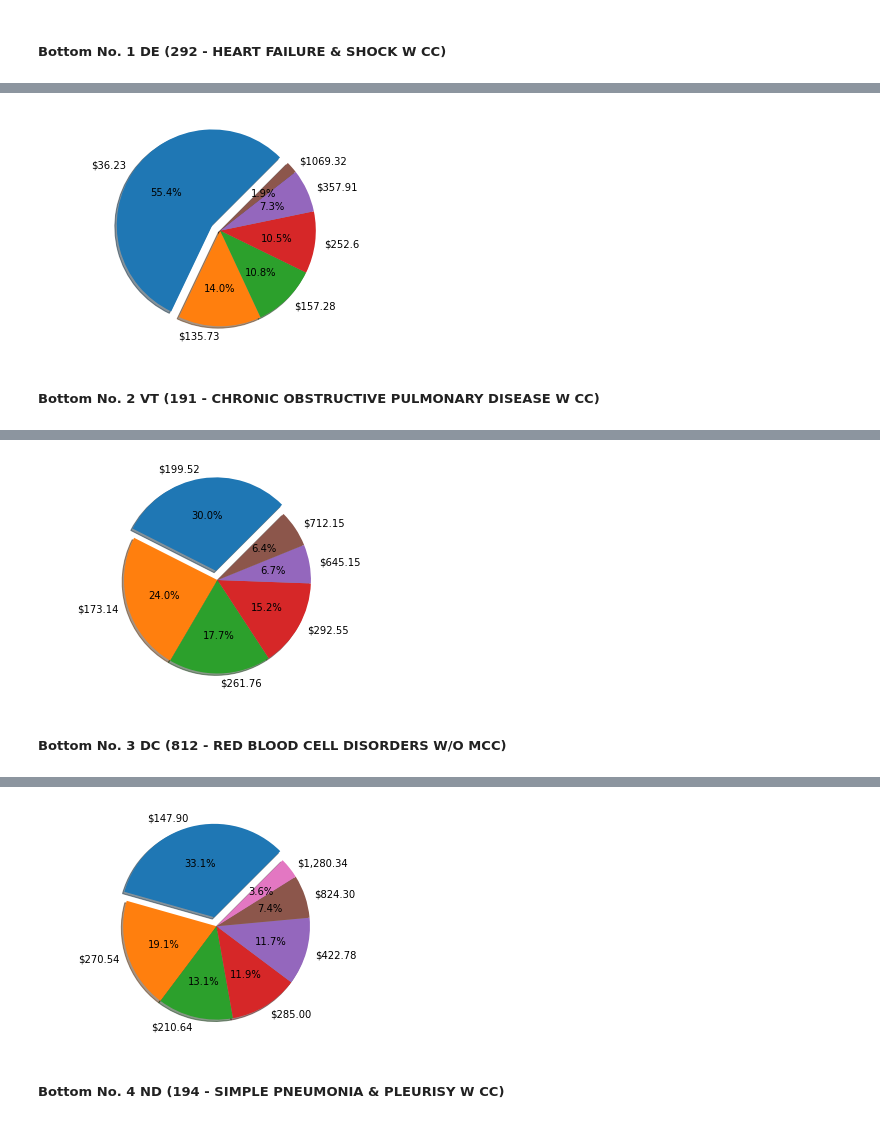
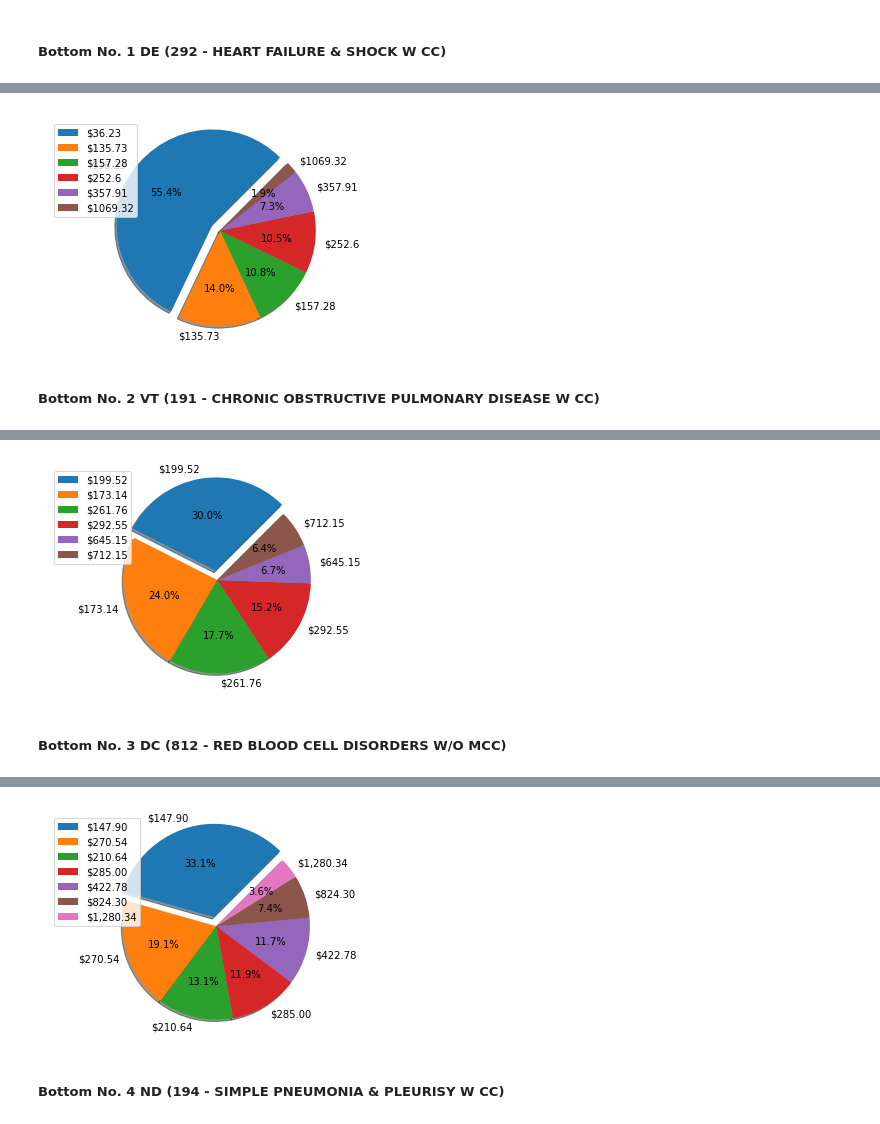
Before and after one commit to hasanregius/inpatient_prospective_payment_system_equitability, a Jupyter notebook: Q2_Procedure_volume_relationship_to_Cost_Xing-v2.ipynb, the cells around one changed output, grey strips where cells are left out. Drawn from its saved outputs; the diff is of its cells as text; code cells hidden in the pictures.

```diff
--- a/Q2_Procedure_volume_relationship_to_Cost_Xing-v2.ipynb
+++ b/Q2_Procedure_volume_relationship_to_Cost_Xing-v2.ipynb
@@ -245,16 +285,19 @@ DE_state_292_desc.head()
 | 3 | DE | 292 - HEART FAILURE & SHOCK W CC | $21,723.54 | 86 | $252.60 |
 | 4 | DE | 292 - HEART FAILURE & SHOCK W CC | $21,474.80 | 60 | $357.91 |
 # %%
+# Setting up variable values for pie plot
 sizes = DE_state_292_desc["Total Discharges"]
 explode = (0.1,0,0,0,0,0)
 labels=["$36.23", "$135.73", "$157.28", "$252.6", "$357.91", "$1069.32"]
 
+# Pie plot where % represents the precentage of Total Discharges for each provider
 fig1, ax1 = plt.subplots()
 ax1.pie(sizes, explode=explode, labels=labels, autopct='%1.1f%%',shadow=True, startangle=45)
 ax1.axis('equal')
+plt.legend(loc="upper left")
 plt.show()
 # %% [output]
-[figure, old version]
+[figure, new version]
 # %% [markdown]
 ##### Bottom No. 2 VT (191 - CHRONIC OBSTRUCTIVE PULMONARY DISEASE W CC)
 # %%
@@ -271,16 +316,19 @@ VT_state_191_desc.head()
 | 3 | VT | 191 - CHRONIC OBSTRUCTIVE PULMONA... | $12,579.81 | 43 | $292.55 |
 | 4 | VT | 191 - CHRONIC OBSTRUCTIVE PULMONA... | $12,257.89 | 19 | $645.15 |
 # %%
+# Setting up variable values for pie plot
 sizes = VT_state_191_desc["Total Discharges"]
 explode = (0.1,0,0,0,0,0)
 labels=["$199.52","$173.14","$261.76","$292.55","$645.15","$712.15"]
 
+# Pie plot where % represents the precentage of Total Discharges for each provider
 fig1, ax1 = plt.subplots()
 ax1.pie(sizes, explode=explode, labels=labels, autopct='%1.1f%%',shadow=True, startangle=45)
 ax1.axis('equal')
+plt.legend(loc="upper left")
 plt.show()
 # %% [output]
-[figure, old version]
+[figure, new version]
 # %% [markdown]
 ##### Bottom No. 3 DC (812 - RED BLOOD CELL DISORDERS W/O MCC)
 # %%
@@ -297,16 +347,19 @@ DC_state_812_desc.head()
 | 3 | DC | 812 - RED BLOOD CELL DISORDERS W/... | $15,105.16 | 53 | $285.00 |
 | 4 | DC | 812 - RED BLOOD CELL DISORDERS W/... | $21,984.32 | 52 | $422.78 |
 # %%
+# Setting up variable values for pie plot
 sizes = DC_state_812_desc["Total Discharges"]
 explode = (0.1,0,0,0,0,0,0)
 labels=["$147.90", "$270.54", "$210.64", "$285.00", "$422.78", "$824.30", "$1,280.34"]
 
+# Pie plot where % represents the precentage of Total Discharges for each provider
 fig1, ax1 = plt.subplots()
 ax1.pie(sizes, explode=explode, labels=labels, autopct='%1.1f%%',shadow=True, startangle=45)
 ax1.axis('equal')
+plt.legend(loc="upper left")
 plt.show()
 # %% [output]
-[figure, old version]
+[figure, new version]
 # %% [markdown]
 ##### Bottom No. 4 ND (194 - SIMPLE PNEUMONIA & PLEURISY W CC)
 # %%
```
Also changed, not shown: parts of 22 cells of this notebook.
